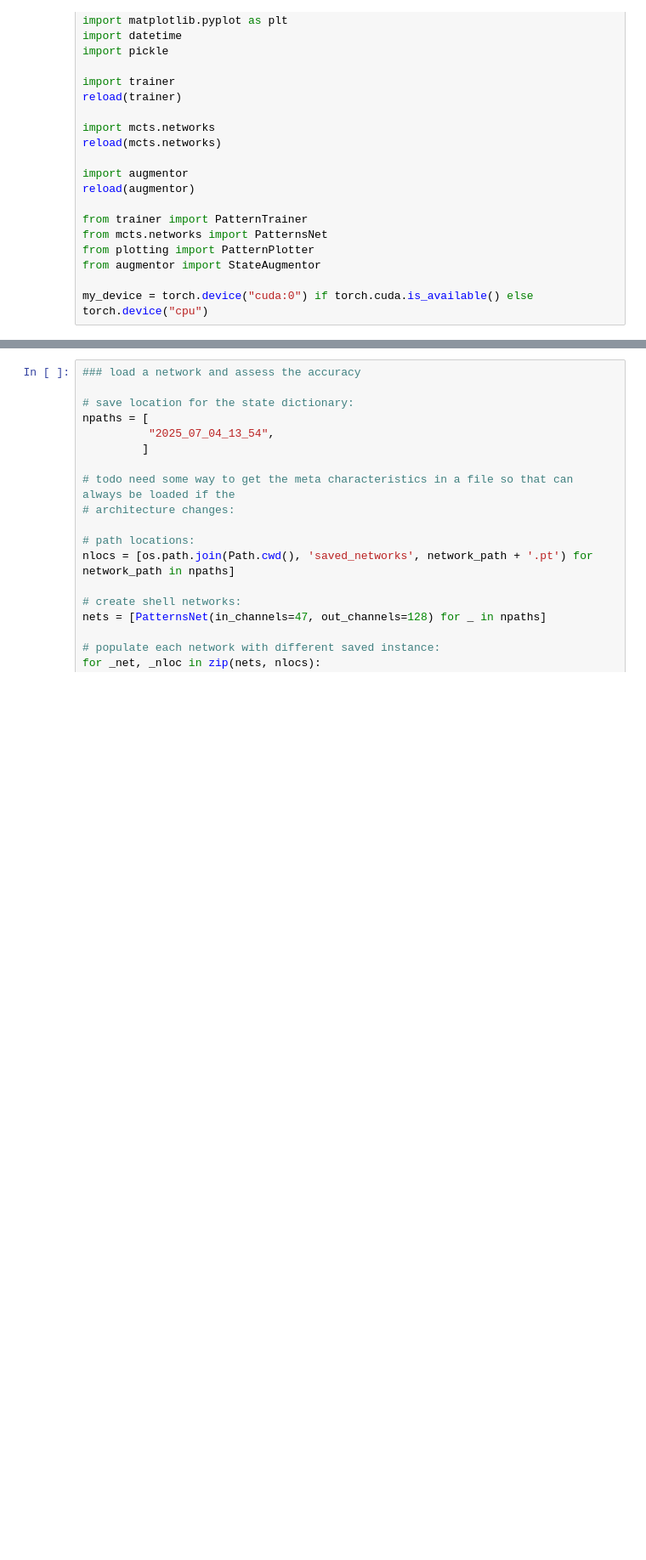
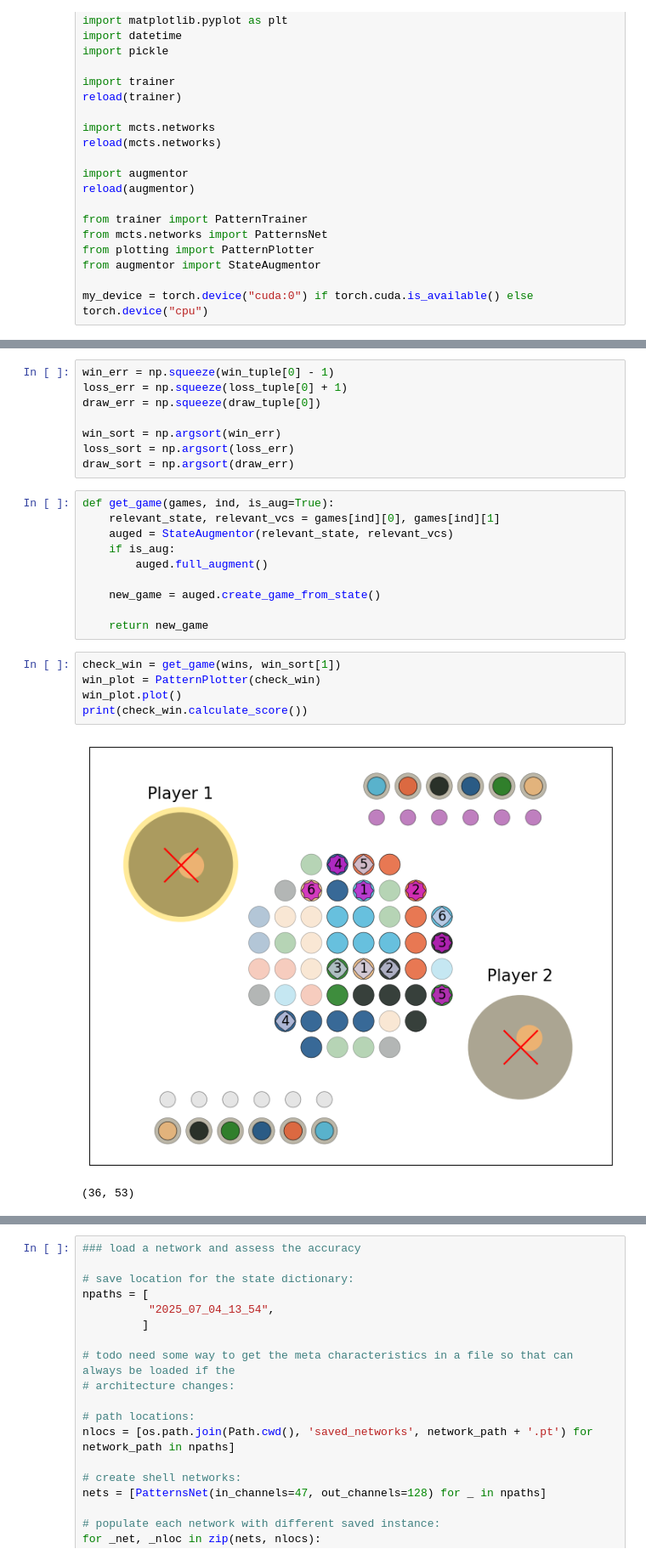
Before and after one commit to falldog89/patterns_ai, a Jupyter notebook: Patterns_validation.ipynb, the cells around one changed output, grey strips where cells are left out. Shown at 85% size. Drawn from its saved outputs; the diff is of its cells as text; blank space fills up the shorter version.

```diff
--- a/Patterns_validation.ipynb
+++ b/Patterns_validation.ipynb
@@ -76,0 +83,26 @@ for _t in ts:
+# %%
+win_err = np.squeeze(win_tuple[0] - 1)
+loss_err = np.squeeze(loss_tuple[0] + 1)
+draw_err = np.squeeze(draw_tuple[0])
+
+win_sort = np.argsort(win_err)
+loss_sort = np.argsort(loss_err)
+draw_sort = np.argsort(draw_err)
+# %%
+def get_game(games, ind, is_aug=True):
+    relevant_state, relevant_vcs = games[ind][0], games[ind][1]
+    auged = StateAugmentor(relevant_state, relevant_vcs)
+    if is_aug:
+        auged.full_augment()
+
+    new_game = auged.create_game_from_state()
+
+    return new_game
+# %%
+check_win = get_game(wins, win_sort[1])
+win_plot = PatternPlotter(check_win)
+win_plot.plot()
+print(check_win.calculate_score())
+# %% [output]
+[figure, added]
+(36, 53)
```
Also changed, not shown: parts of 32 cells of this notebook, 6 other files.
